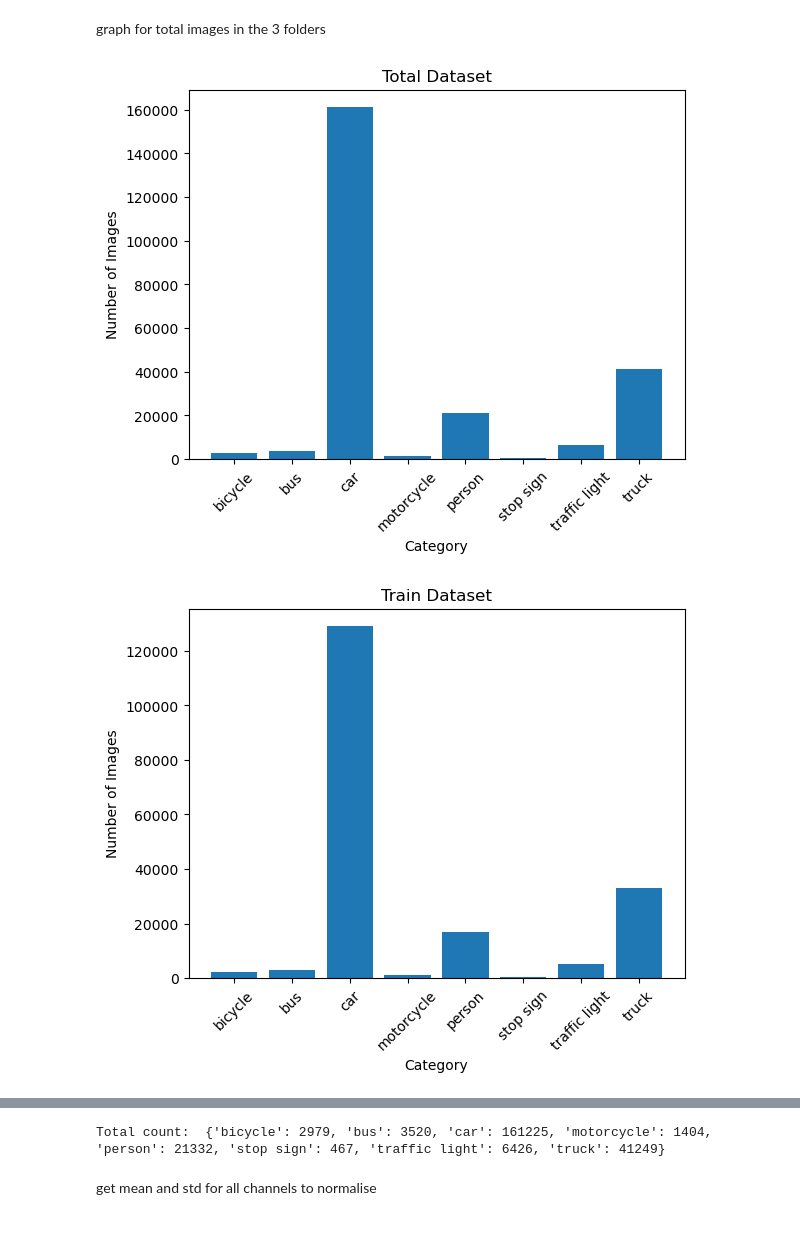
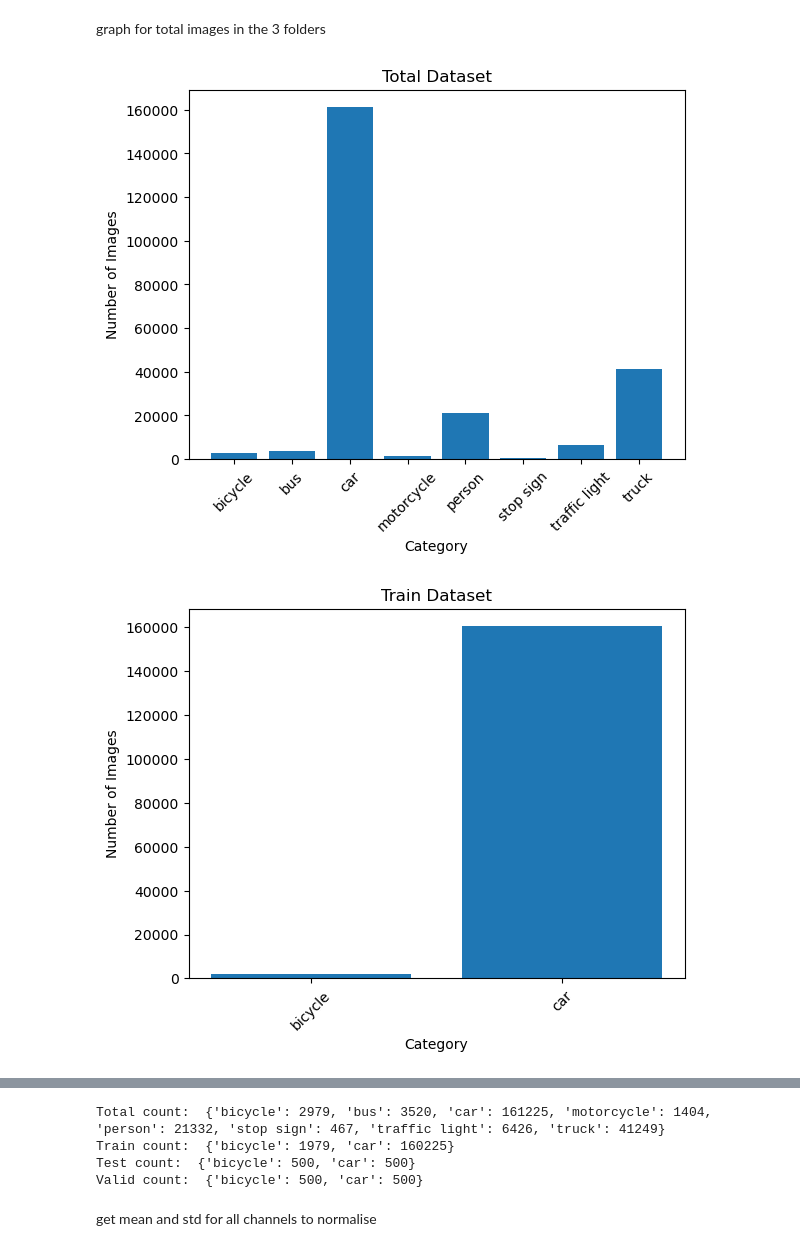
Before and after one commit to njames3134/DL-reweighting, a Jupyter notebook: Last_checkpoint/preprocessing.ipynb, the cells around one changed output, grey strips where cells are left out. Drawn from its saved outputs; the diff is of its cells as text; code cells hidden in the pictures.

Commit message:
make test/validation datasets have equal class representation

```diff
--- a/Last_checkpoint/preprocessing.ipynb
+++ b/Last_checkpoint/preprocessing.ipynb
@@ -177,9 +225,9 @@ for category_folder in os.listdir(source_folder):
 # %% [markdown]
 graph for total images in the 3 folders
 # %%
-train_folder = '../dataset-ninja/train_unbiased'
-test_folder = '../dataset-ninja/test_unbiased'
-validate_folder = '../dataset-ninja/validate_unbiased'
+train_folder = '../dataset-ninja/train_binary'
+test_folder = '../dataset-ninja/test_binary'
+validate_folder = '../dataset-ninja/validate_binary'
 total_folder = '../dataset-ninja/processed/'
 
 # Function to count the total number of images in each category folder
@@ -191,31 +239,34 @@ def count_images(folder):
         if os.path.isdir(category_path):
             num_images = len(os.listdir(category_path))
             category_counts[category] = num_images
     return category_counts
 
 # Count the total number of images in each category for train, test, and validate folders
 train_counts = count_images(train_folder)
 test_counts = count_images(test_folder)
 validate_counts = count_images(validate_folder)
 total_count = count_images(total_folder)
 
 # Plot graphs
 def plot_graph(counts, title):
     categories = list(counts.keys())
     values = list(counts.values())
     plt.bar(categories, values)
     plt.xlabel('Category')
     plt.ylabel('Number of Images')
     plt.title(title)
     plt.xticks(rotation=45)
     plt.show()
 
 plot_graph(total_count, 'Total Dataset')
 plot_graph(train_counts, 'Train Dataset')
 plot_graph(test_counts, 'Test Dataset')
 plot_graph(validate_counts, 'Validation Dataset')
 
 print("Total count: ", total_count)
+print("Train count: ", train_counts)
+print("Test count: ", test_counts)
+print("Valid count: ", validate_counts)
 # %% [output]
 [figure]
-[figure, old version]
+[figure, new version]
@@ -224,4 +275,7 @@ print("Total count: ", total_count)
 Total count:  {'bicycle': 2979, 'bus': 3520, 'car': 161225, 'motorcycle': 1404, 'person': 21332, 'stop sign': 467, 'traffic light': 6426, 'truck': 41249}
+Train count:  {'bicycle': 1979, 'car': 160225}
+Test count:  {'bicycle': 500, 'car': 500}
+Valid count:  {'bicycle': 500, 'car': 500}
 # %% [markdown]
 get mean and std for all channels to normalise
 # %%
```
Also changed, not shown: parts of 3 cells of this notebook, 2 other files.
